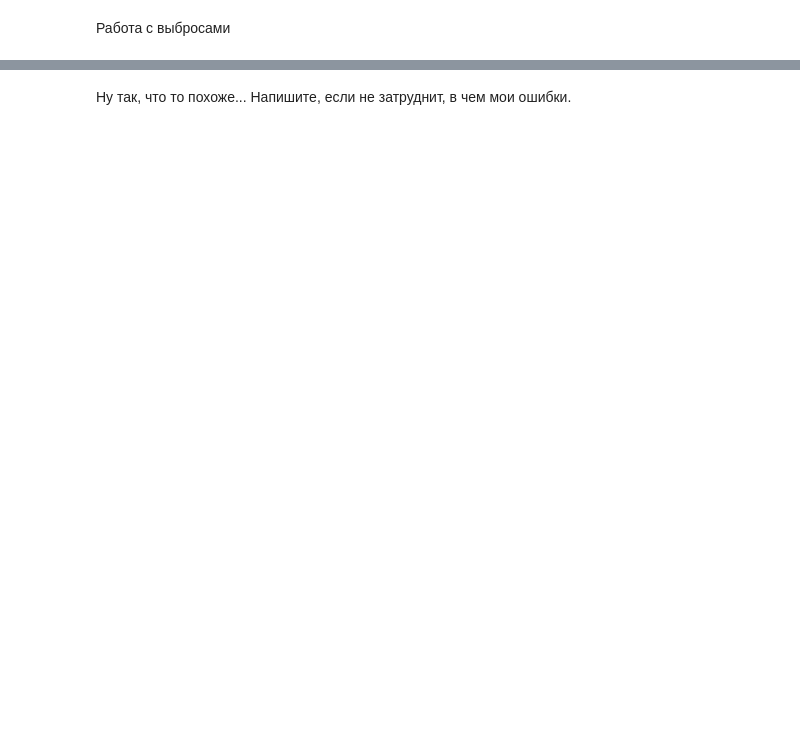
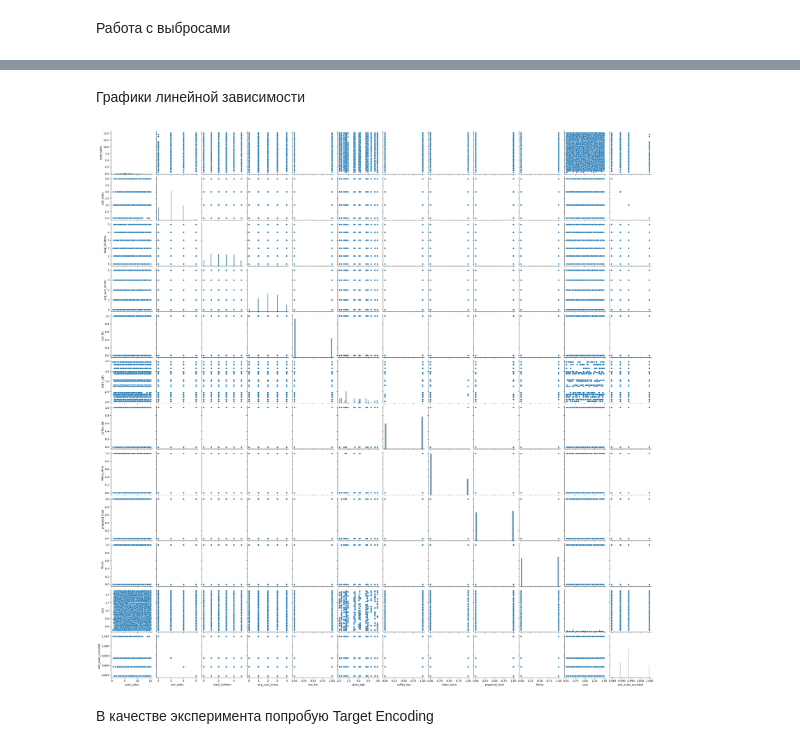
Before and after one commit to aquarapax/ML_linear_regression, a Jupyter notebook: linear_note.ipynb, the cells around one changed output, grey strips where cells are left out. Cells and saved outputs as stored; diff of their text form; code cells hidden in the pictures; blank space fills up the shorter version.

```diff
--- a/linear_note.ipynb
+++ b/linear_note.ipynb
@@ -266,2 +226,9 @@ return_boxplot(df, 'Итоговый результат').show()
-# %% [markdown]
-Ну так, что то похоже... Напишите, если не затруднит, в чем мои ошибки.
+# %% [markdown]
+Графики линейной зависимости
+# %%
+sns.pairplot(df)
+plt.show()
+# %% [output]
+[figure, added]
+# %% [markdown]
+В качестве эксперимента попробую Target Encoding
```
Also changed, not shown: parts of 22 cells of this notebook.
